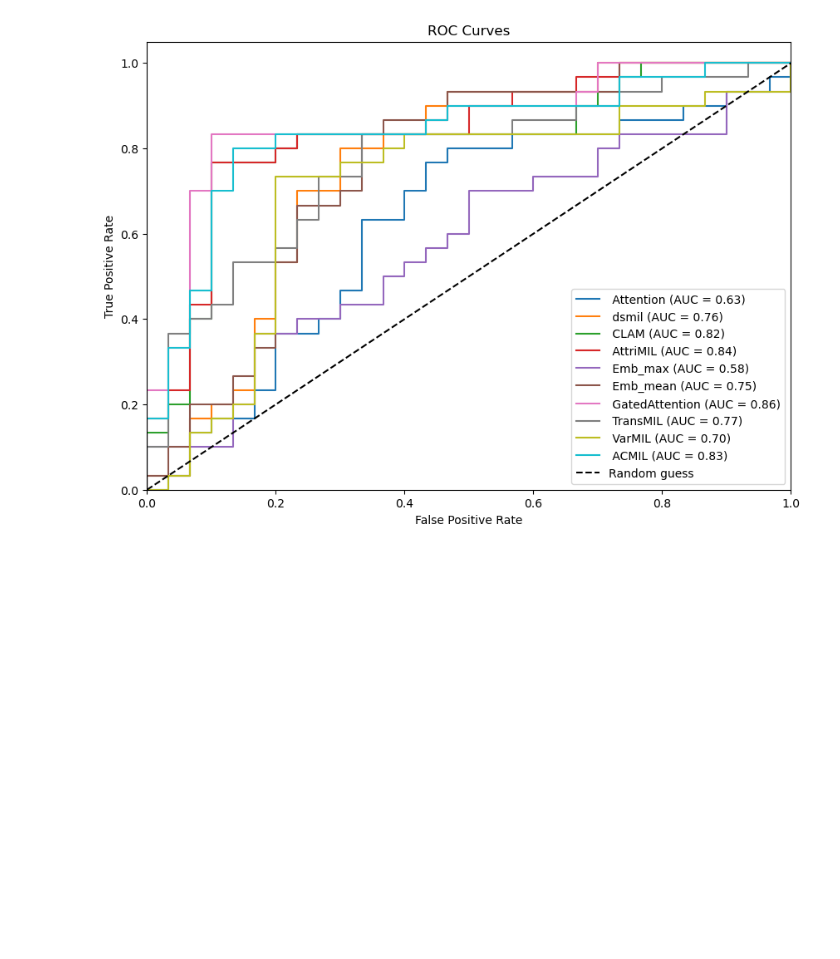
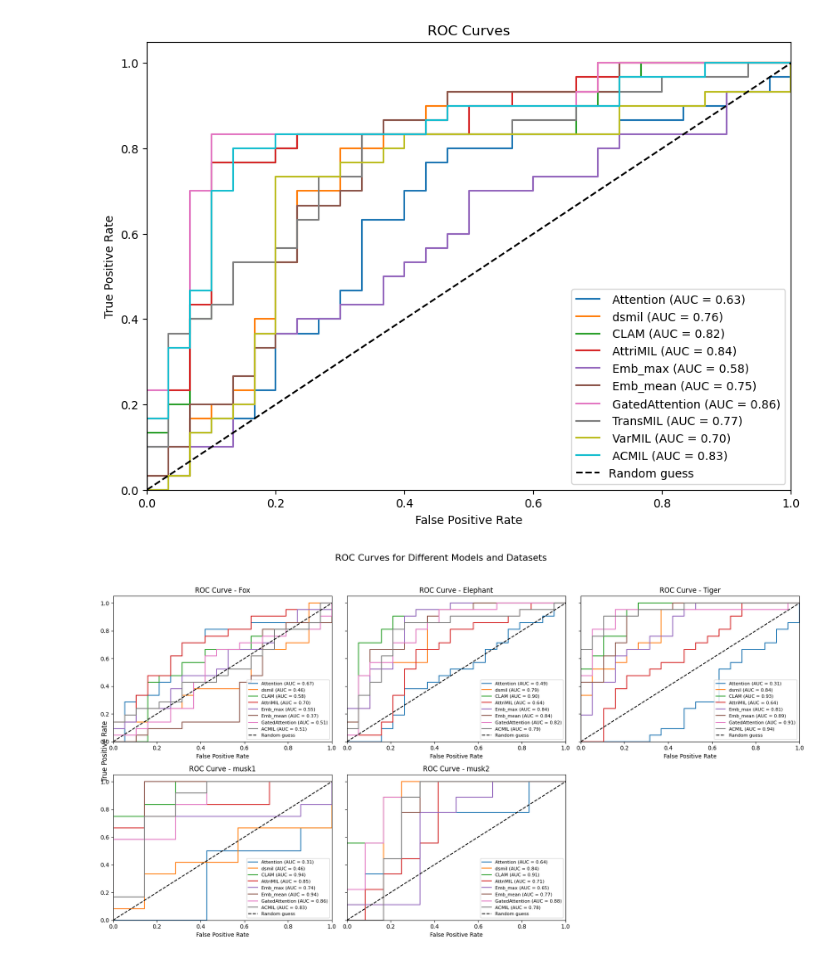
Before and after one commit to madhueb/ML4Science, a Jupyter notebook: plots.ipynb, the cells around one changed output. Cells and saved outputs as stored; diff of their text form; code cells hidden in the pictures; blank space fills up the shorter version.

```diff
--- a/plots.ipynb
+++ b/plots.ipynb
@@ -36,0 +71,68 @@ plt.show()
+# %%
+import matplotlib.pyplot as plt
+import pandas as pd
+from sklearn.metrics import auc
+
+
+import matplotlib.pyplot as plt
+import pandas as pd
+from sklearn.metrics import auc
+
+# Liste des fichiers CSV
+csv_files = [
+    "Attention.csv",
+    "dsmil.csv",
+    "CLAM.csv",
+    "AttriMIL.csv",
+    "Emb_max.csv",
+    "Emb_mean.csv",
+    "GatedAttention.csv",
+    "ACMIL.csv"
+]
+
+# Liste des datasets
+datasets = ['Fox', 'Elephant', 'Tiger', 'musk1', 'musk2']
+
+# Créez une figure avec 5 sous-graphiques (1 ligne, 5 colonnes)
+fig, axs = plt.subplots(2, 3, figsize=(18, 10), sharey=True)
+
+axs = axs.flat
+
+
+# Itérez sur les datasets et tracez les courbes ROC
+for i, dataset in enumerate(datasets):
+    for csv_file in csv_files:
+        # Chargement des données
+        file_path = f'csv_files/{dataset}/{csv_file}'
+        data = pd.read_csv(file_path)
+
+        # Calcul des courbes ROC et AUC
+        fpr = data['fpr']
+        tpr = data['tpr']
+        roc_auc = auc(fpr, tpr)
+
+        # Trace la courbe ROC pour chaque modèle
+        axs[i].plot(fpr, tpr, label=f"{csv_file.replace('.csv', '')} (AUC = {roc_auc:.2f})")
+
+    # Ajoutez une ligne de référence pour le hasard
+    axs[i].plot([0, 1], [0, 1], 'k--', label="Random guess")
+    axs[i].set_xlim([0.0, 1.0])
+    axs[i].set_ylim([0.0, 1.05])
+    axs[i].set_xlabel('False Positive Rate')
+    axs[i].set_title(f"ROC Curve - {dataset}")
+    axs[i].legend(loc="lower right", fontsize=8)
+
+fig.delaxes(axs[-1])
+
+# Ajouter un label commun pour l'axe Y
+fig.text(0.04, 0.5, 'True Positive Rate', va='center', rotation='vertical', fontsize=12)
+
+# Titre global pour la figure
+plt.suptitle('ROC Curves for Different Models and Datasets', fontsize=16)
+
+# Ajuster les marges et sauvegarder
+plt.tight_layout(rect=[0.03, 0.03, 1, 0.95])
+plt.savefig('roc_curves_subplots.png')
+plt.show()
+# %% [output]
+[figure, added]
```
Also changed, not shown: parts of 2 cells of this notebook, 6 other files.
